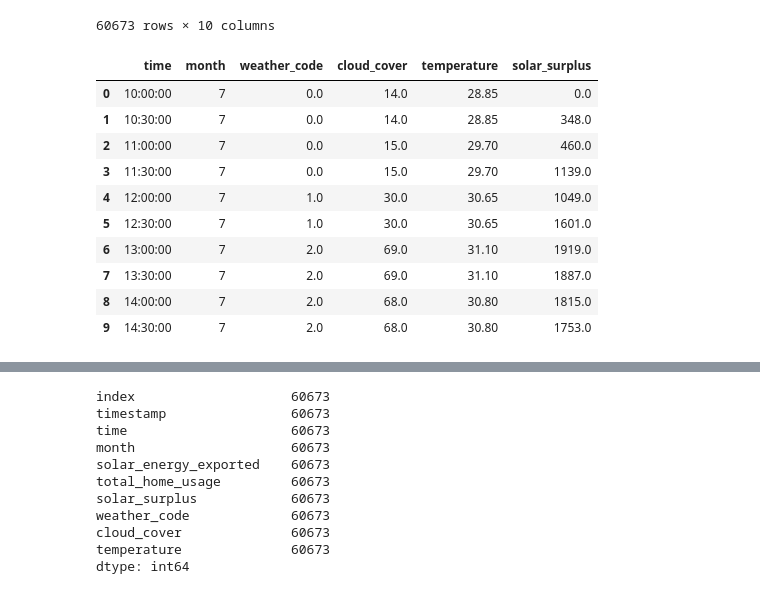
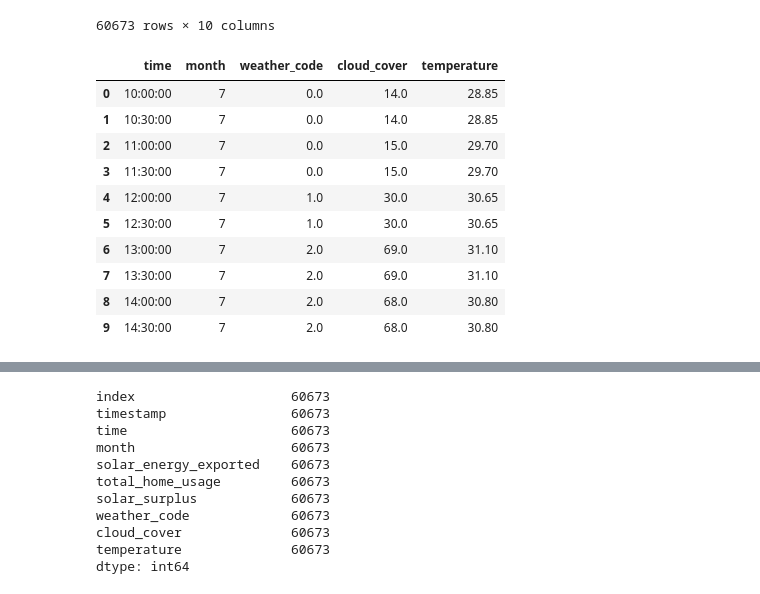
Before and after one commit to paleze/solar-energy-surplus-estimator, a Jupyter notebook: solar-energy-surplus-prediction.ipynb, the cells around one changed output, grey strips where cells are left out. Drawn from its saved outputs; the diff is of its cells as text; code cells hidden in the pictures.

```diff
--- a/solar-energy-surplus-prediction.ipynb
+++ b/solar-energy-surplus-prediction.ipynb
@@ -538,16 +547,16 @@ target = [ 'solar_surplus' ]
 df_merge[categorical] = df_merge[categorical].astype(str)
 # %%
 df_merge.dtypes
-df_merge[categorical + numerical + target].iloc[:10]
+df_merge[categorical + numerical].iloc[:10]
 # %% [output]
-|  | time | month | weather_code | cloud_cover | temperature | solar_surplus |
-| 0 | 10:00:00 | 7 | 0.0 | 14.0 | 28.85 | 0.0 |
-| 1 | 10:30:00 | 7 | 0.0 | 14.0 | 28.85 | 348.0 |
-| 2 | 11:00:00 | 7 | 0.0 | 15.0 | 29.70 | 460.0 |
-| 3 | 11:30:00 | 7 | 0.0 | 15.0 | 29.70 | 1139.0 |
-| 4 | 12:00:00 | 7 | 1.0 | 30.0 | 30.65 | 1049.0 |
-| 5 | 12:30:00 | 7 | 1.0 | 30.0 | 30.65 | 1601.0 |
-| 6 | 13:00:00 | 7 | 2.0 | 69.0 | 31.10 | 1919.0 |
-| 7 | 13:30:00 | 7 | 2.0 | 69.0 | 31.10 | 1887.0 |
-| 8 | 14:00:00 | 7 | 2.0 | 68.0 | 30.80 | 1815.0 |
-| 9 | 14:30:00 | 7 | 2.0 | 68.0 | 30.80 | 1753.0 |
+|  | time | month | weather_code | cloud_cover | temperature |
+| 0 | 10:00:00 | 7 | 0.0 | 14.0 | 28.85 |
+| 1 | 10:30:00 | 7 | 0.0 | 14.0 | 28.85 |
+| 2 | 11:00:00 | 7 | 0.0 | 15.0 | 29.70 |
+| 3 | 11:30:00 | 7 | 0.0 | 15.0 | 29.70 |
+| 4 | 12:00:00 | 7 | 1.0 | 30.0 | 30.65 |
+| 5 | 12:30:00 | 7 | 1.0 | 30.0 | 30.65 |
+| 6 | 13:00:00 | 7 | 2.0 | 69.0 | 31.10 |
+| 7 | 13:30:00 | 7 | 2.0 | 69.0 | 31.10 |
+| 8 | 14:00:00 | 7 | 2.0 | 68.0 | 30.80 |
+| 9 | 14:30:00 | 7 | 2.0 | 68.0 | 30.80 |
```
Also changed, not shown: parts of 27 cells of this notebook, 1 other file.
